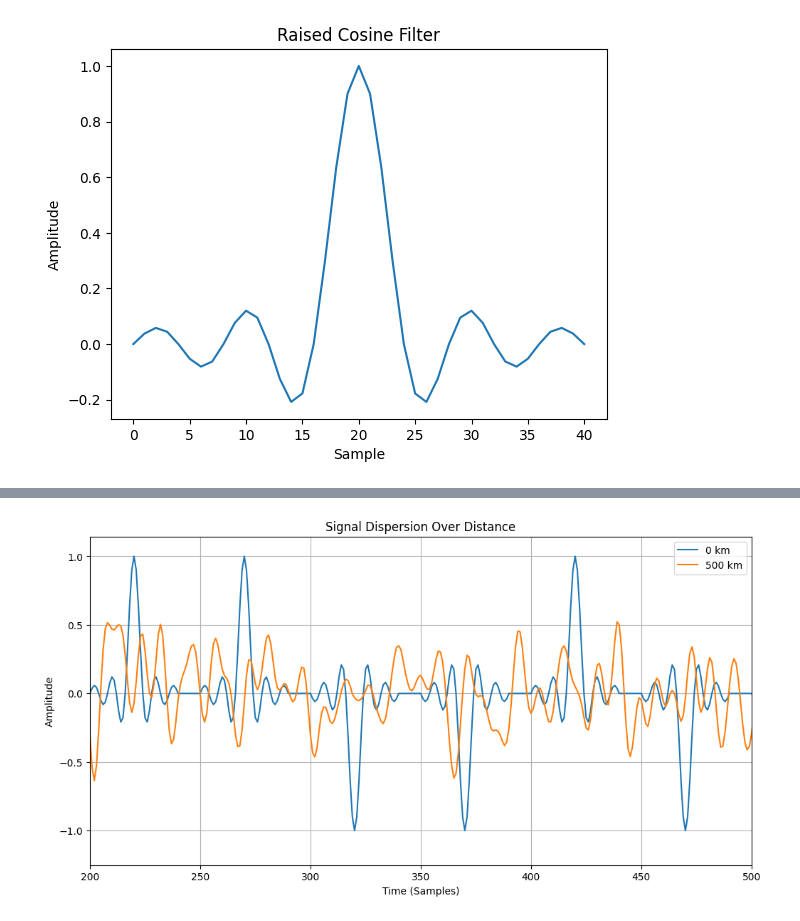
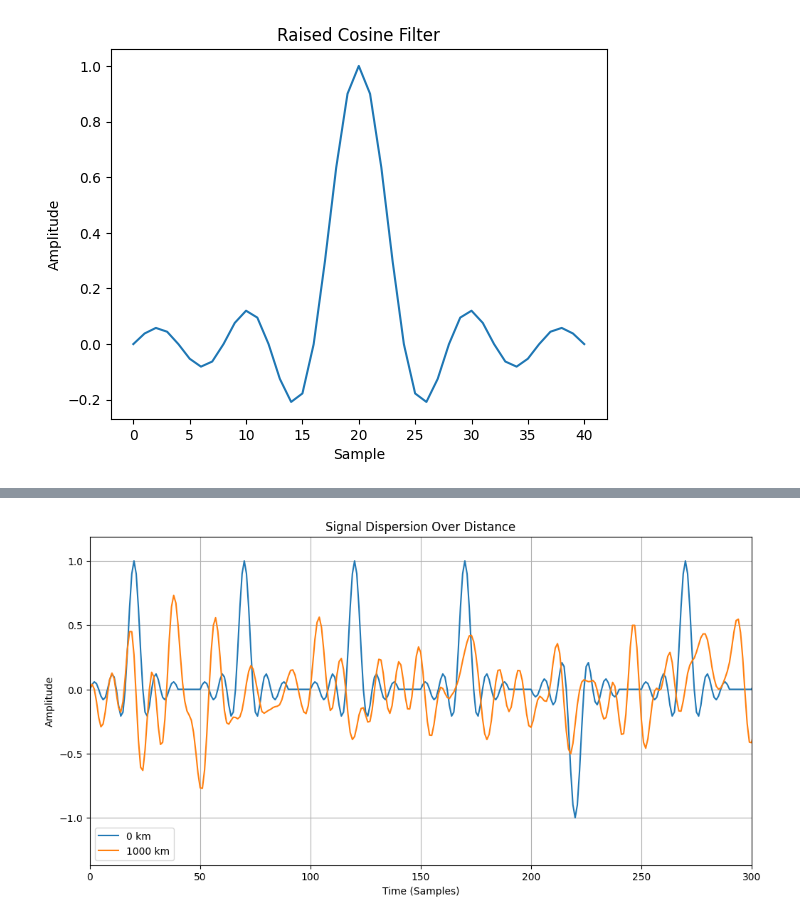
Before and after one commit to EnochYounceSAIC/FiberOptics, a Jupyter notebook: weektwo/chromatic_dispersion.ipynb, the cells around one changed output, grey strips where cells are left out. Saved outputs shown, nothing was run; the diff lists cells and outputs as text; code cells hidden in the pictures.

```diff
--- a/weektwo/chromatic_dispersion.ipynb
+++ b/weektwo/chromatic_dispersion.ipynb
@@ -181,29 +181,29 @@ plt.show()
 # %%
 # Select a few distances along the fiber length to show the effect of dispersion
-distances_to_plot = [0, 500]
+distances_to_plot = [0, 1000]
 
 plt.figure(figsize=(12, 6))
 plt.title('Signal Dispersion Over Distance')
 plt.xlabel('Time (Samples)')
 plt.ylabel('Amplitude')
 plt.grid(True)
-plt.xlim(200,500) # Adjusted xlim for better visualization across different distances
+plt.xlim(0,300) # Adjusted xlim for better visualization across different distances
 
 
 for dist in distances_to_plot:
     # Calculate the dispersion operator for the current distance
     dispersion_operator_dist = np.exp(1j * 0.5 * dispersion * (2 * np.pi * freq_axis)**2 * dist)
 
     # Apply the dispersion operator in the frequency domain
     dispersed_signal_freq_dist = shaped_signal_freq * dispersion_operator_dist
 
     # Transform back to the time domain
     dispersed_signal_dist = np.fft.ifft(dispersed_signal_freq_dist)
 
     # Plot the real part of the dispersed signal for the current distance
     plt.plot(np.real(dispersed_signal_dist), label=f'{dist} km')
 
 plt.legend()
 plt.show()
 # %% [output]
-[figure, old version]
+[figure, new version]
```
Also changed, not shown: parts of 4 cells of this notebook.
